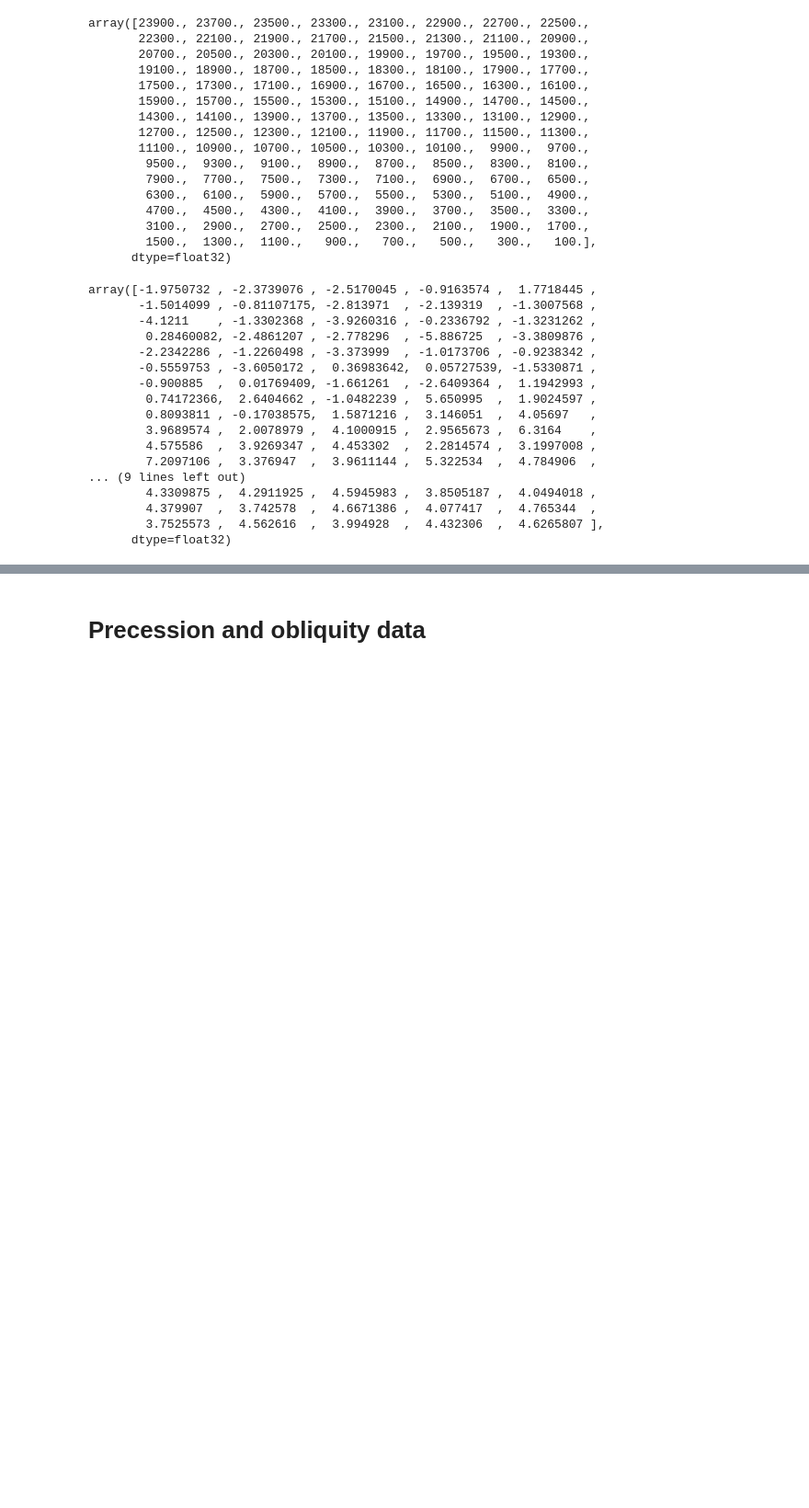
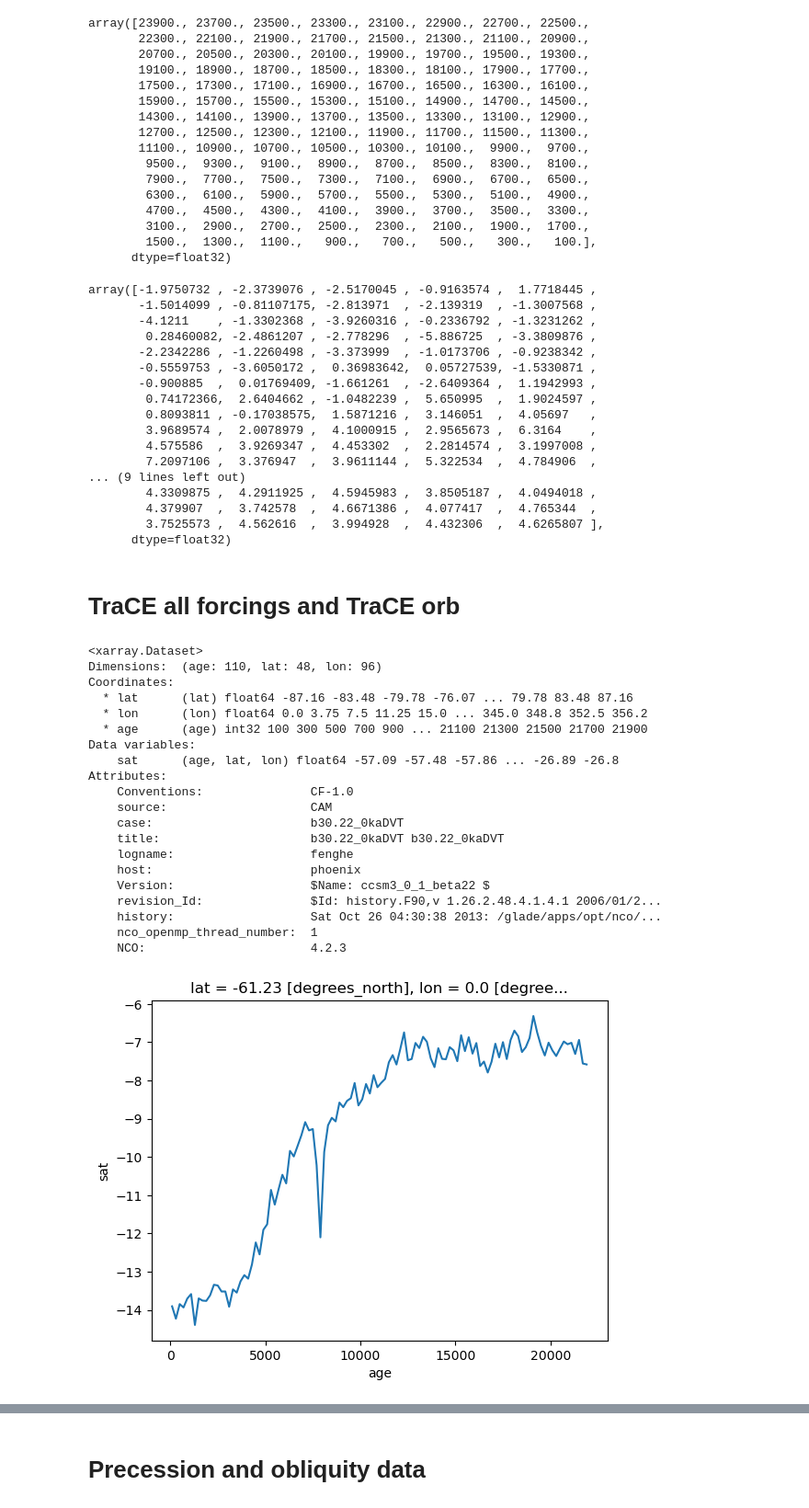
Before and after one commit to Peisong-Zheng/Inso_LGMR, a Jupyter notebook: Data_preprocessing.ipynb, the cells around one changed output, grey strips where cells are left out. Shown at 92% size. Drawn from its saved outputs; the diff is of its cells as text; code cells hidden in the pictures; blank space fills up the shorter version.

```diff
--- a/Data_preprocessing.ipynb
+++ b/Data_preprocessing.ipynb
@@ -147,3 +149,57 @@ array([-1.9750732 , -2.3739076 , -2.5170045 , -0.9163574 ,  1.7718445 ,
         4.379907  ,  3.742578  ,  4.6671386 ,  4.077417  ,  4.765344  ,
         3.7525573 ,  4.562616  ,  3.994928  ,  4.432306  ,  4.6265807 ],
       dtype=float32)
+# %% [markdown]
+# TraCE all forcings and TraCE orb
+# %%
+import xarray as xr
+import numpy as np
+
+# import .nc data
+ds = xr.open_dataset('D:/VScode/Last_deglaciation/TraCE_data/trace.01-36.22000BP.cam2.TREFHT.22000BP_decavg_400BCE.nc')
+
+# rename the TREFHT to sat
+ds = ds.rename({'TREFHT': 'sat'})
+# rename the time to age
+ds = ds.rename({'time': 'age'})
+# multiply age by 1000
+ds['age'] = (ds['age'] +22)*1000
+
+# convert the sat to degrees C
+ds['sat'] = ds['sat'] - 273.15
+
+ds = ds[['sat']]
+
+# create a new age ranging from 100 to 23900 with a step of 200
+new_age = np.arange(100, 22000, 200)
+
+# interpolate the ds_sat to the new_age
+ds = ds.interp(age=new_age)
+
+# plot a record from the ds_sat at given lat and lon
+ds['sat'].isel(lat=7, lon=0).plot()
+
+ds_sat_trace_all = ds
+ds_sat_trace_all
+# %% [output]
+<xarray.Dataset>
+Dimensions:  (age: 110, lat: 48, lon: 96)
+Coordinates:
+  * lat      (lat) float64 -87.16 -83.48 -79.78 -76.07 ... 79.78 83.48 87.16
+  * lon      (lon) float64 0.0 3.75 7.5 11.25 15.0 ... 345.0 348.8 352.5 356.2
+  * age      (age) int32 100 300 500 700 900 ... 21100 21300 21500 21700 21900
+Data variables:
+    sat      (age, lat, lon) float64 -57.09 -57.48 -57.86 ... -26.89 -26.8
+Attributes:
+    Conventions:               CF-1.0
+    source:                    CAM
+    case:                      b30.22_0kaDVT
+    title:                     b30.22_0kaDVT b30.22_0kaDVT
+    logname:                   fenghe
+    host:                      phoenix
+    Version:                   $Name: ccsm3_0_1_beta22 $
+    revision_Id:               $Id: history.F90,v 1.26.2.48.4.1.4.1 2006/01/2...
+    history:                   Sat Oct 26 04:30:38 2013: /glade/apps/opt/nco/...
+    nco_openmp_thread_number:  1
+    NCO:                       4.2.3
+[figure, added]
```
Also changed, not shown: parts of 16 cells of this notebook, 6 other files.
